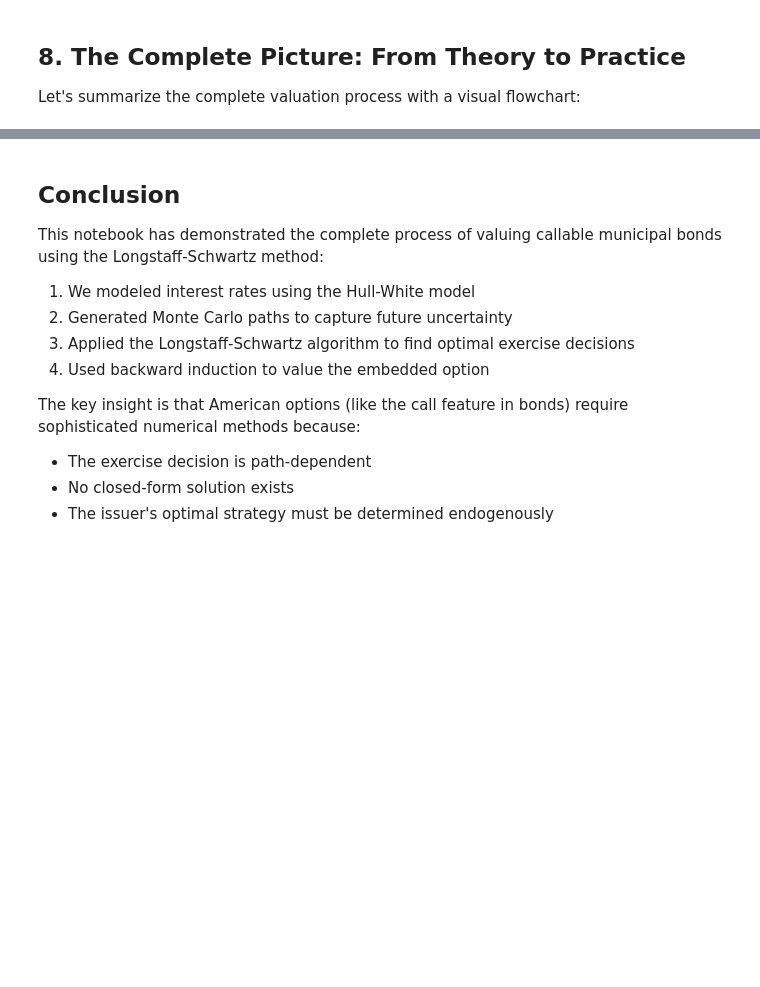
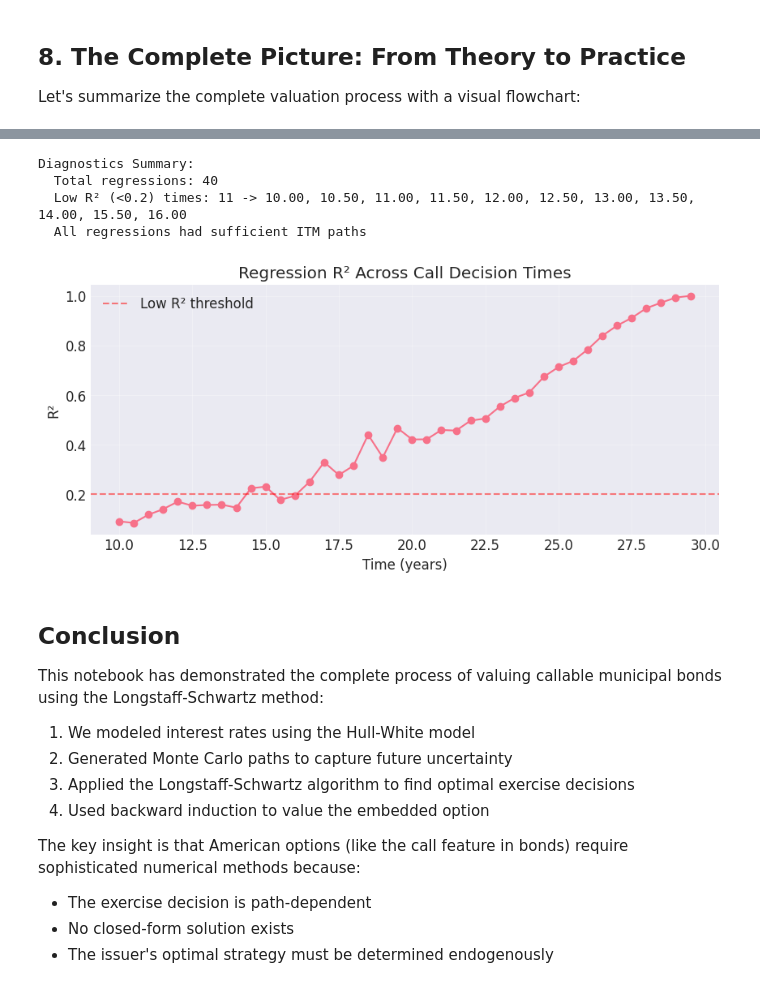
Before and after one commit to jlancaster7/complex-asset-pricing, a Jupyter notebook: ls-pricing/examples/quant_presentation_ls_methodology.ipynb, the cells around one changed output, grey strips where cells are left out. Cells and saved outputs as stored; diff of their text form; code cells hidden in the pictures; blank space fills up the shorter version.

Commit message:
feat: add regression diagnostics to callable engine; notebook section to inspect; add running notes with observations and next steps

```diff
--- a/ls-pricing/examples/quant_presentation_ls_methodology.ipynb
+++ b/ls-pricing/examples/quant_presentation_ls_methodology.ipynb
@@ -803,0 +810,71 @@ The complete methodology combines:
+# %%
+# Inspect regression diagnostics from Longstaff-Schwartz pricing
+
+# If result not in scope (e.g., notebook re-run out of order), recompute
+try:
+    _ = result['regression_diagnostics']
+except Exception:
+    cb_engine = CallableBondEngine(
+        mc_engine=mc_engine,
+        basis_type='laguerre',
+        basis_degree=3
+    )
+    result = cb_engine.price_callable_bond(callable_bond)
+
+reg_diag = result.get('regression_diagnostics', {})
+
+if not reg_diag:
+    print("No regression diagnostics available (possibly no ITM paths or feature disabled).")
+else:
+    # Convert to DataFrame if pandas is available
+    try:
+        import pandas as pd
+        diag_rows = []
+        for t, d in reg_diag.items():
+            row = {'time': t}
+            row.update({k: v for k, v in d.items() if k != 'coefficients'})
+            # Flatten coefficients into columns c0, c1, ...
+            for i, c in enumerate(d.get('coefficients', [])):
+                row[f'c{i}'] = c
+            diag_rows.append(row)
+        diag_df = pd.DataFrame(diag_rows).sort_values('time')
+        display(diag_df)
+    except Exception:
+        # Fallback plain text
+        for t in sorted(reg_diag.keys()):
+            d = reg_diag[t]
+            print(f"t={t:.2f}  R2={d['r2']:.4f}  MSE={d['mse']:.6e}  n_itm={d['n_itm']}")
+            print("  coeffs:", ', '.join(f"{c:.6g}" for c in d.get('coefficients', [])))
+
+    # Basic quality flags
+    low_r2 = [t for t, d in reg_diag.items() if d['r2'] < 0.2]
+    small_sample = [t for t, d in reg_diag.items() if d['n_itm'] < 25]
+
+    print("\nDiagnostics Summary:")
+    print(f"  Total regressions: {len(reg_diag)}")
+    if low_r2:
+        print(f"  Low R² (<0.2) times: {len(low_r2)} -> {', '.join(f'{t:.2f}' for t in sorted(low_r2))}")
+    else:
+        print("  No low R² regressions detected")
+    if small_sample:
+        print(f"  Small ITM sample (<25 paths) times: {len(small_sample)} -> {', '.join(f'{t:.2f}' for t in sorted(small_sample))}")
+    else:
+        print("  All regressions had sufficient ITM paths")
+
+    # Optional: visualize R² over time
+    try:
+        import matplotlib.pyplot as plt
+        times_r2 = sorted(reg_diag.keys())
+        r2_vals = [reg_diag[t]['r2'] for t in times_r2]
+        plt.figure(figsize=(10,4))
+        plt.plot(times_r2, r2_vals, marker='o')
+        plt.axhline(0.2, color='red', linestyle='--', alpha=0.5, label='Low R² threshold')
+        plt.xlabel('Time (years)')
+        plt.ylabel('R²')
+        plt.title('Regression R² Across Call Decision Times')
+        plt.grid(True, alpha=0.3)
+        plt.legend()
+        plt.show()
+    except Exception:
+        pass
+# %% [output]
@@ -804,3 +898,8 @@ The complete methodology combines:
+Diagnostics Summary:
+  Total regressions: 40
+  Low R² (<0.2) times: 11 -> 10.00, 10.50, 11.00, 11.50, 12.00, 12.50, 13.00, 13.50, 14.00, 15.50, 16.00
+  All regressions had sufficient ITM paths
+[figure, added]
 # %% [markdown]
 ## Conclusion
 
```
Also changed, not shown: parts of 8 cells of this notebook, 2 other files.
